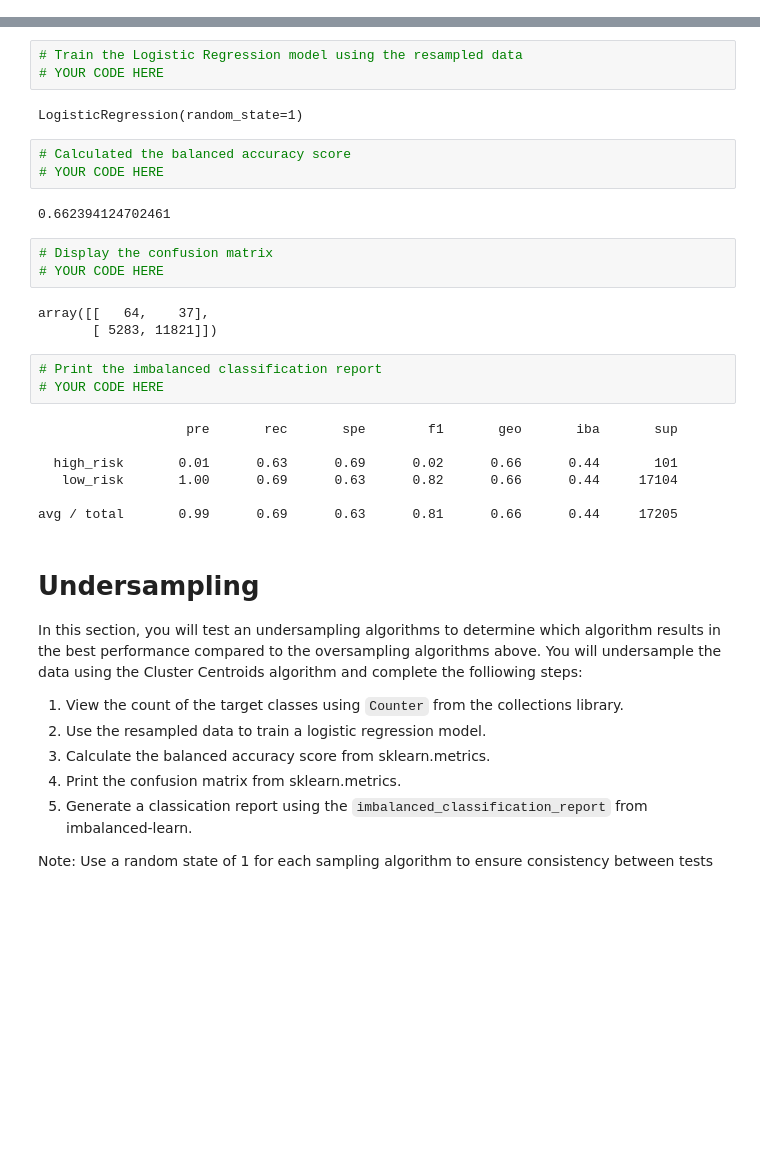
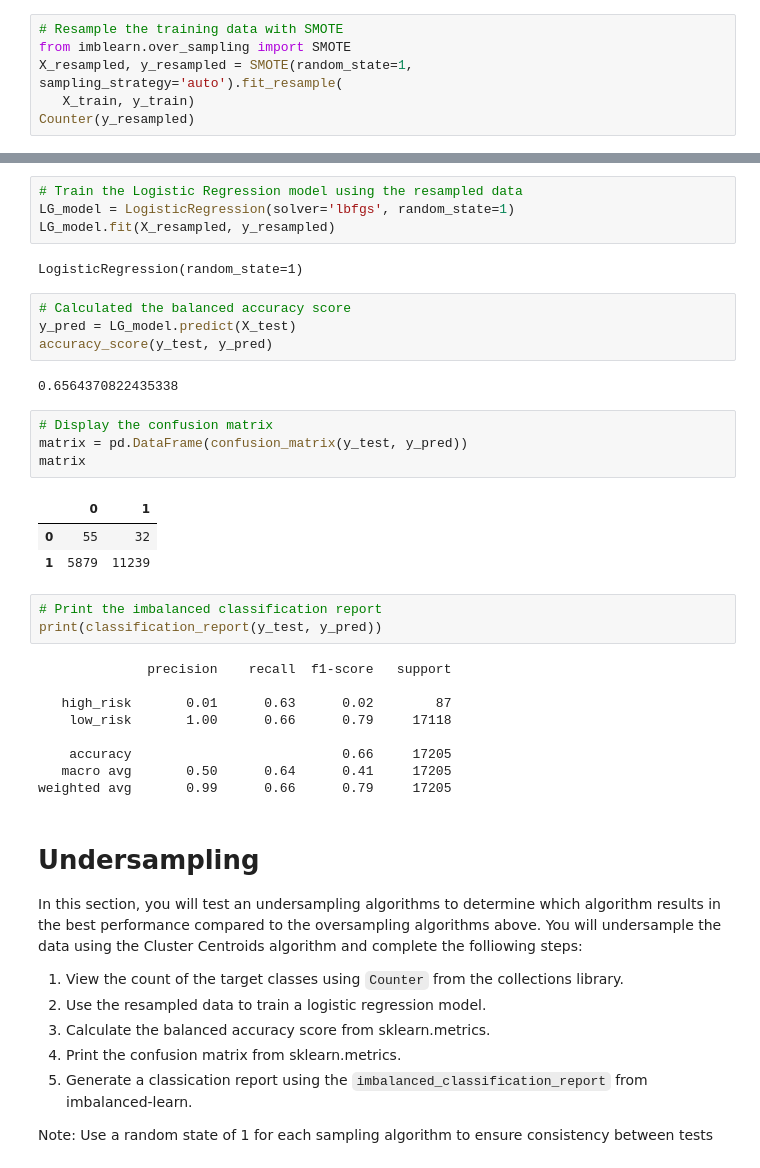
Before and after one commit to conradchelsea/Credit_Risk_Analysis, a Jupyter notebook: credit_risk_resampling.ipynb, the cells around one changed output, grey strips where cells are left out. Drawn from its saved outputs; the diff is of its cells as text; blank space fills up the shorter version.

```diff
--- a/credit_risk_resampling.ipynb
+++ b/credit_risk_resampling.ipynb
@@ -212,0 +208,7 @@ Counter({'loan_status': 1})
+# %%
+# Resample the training data with SMOTE
+from imblearn.over_sampling import SMOTE
+X_resampled, y_resampled = SMOTE(random_state=1,
+sampling_strategy='auto').fit_resample(
+   X_train, y_train)
+Counter(y_resampled)
@@ -213,29 +217,35 @@ Counter({'loan_status': 1})
 # %%
 # Train the Logistic Regression model using the resampled data
-# YOUR CODE HERE
+LG_model = LogisticRegression(solver='lbfgs', random_state=1)
+LG_model.fit(X_resampled, y_resampled)
 # %% [output]
 LogisticRegression(random_state=1)
 # %%
 # Calculated the balanced accuracy score
-# YOUR CODE HERE
+y_pred = LG_model.predict(X_test)
+accuracy_score(y_test, y_pred)
 # %% [output]
-0.662394124702461
+0.6564370822435338
 # %%
 # Display the confusion matrix
-# YOUR CODE HERE
+matrix = pd.DataFrame(confusion_matrix(y_test, y_pred))
+matrix
 # %% [output]
-array([[   64,    37],
-       [ 5283, 11821]])
+|  | 0 | 1 |
+| 0 | 55 | 32 |
+| 1 | 5879 | 11239 |
 # %%
 # Print the imbalanced classification report
-# YOUR CODE HERE
+print(classification_report(y_test, y_pred))
 # %% [output]
-                   pre       rec       spe        f1       geo       iba       sup
+              precision    recall  f1-score   support
 
-  high_risk       0.01      0.63      0.69      0.02      0.66      0.44       101
-   low_risk       1.00      0.69      0.63      0.82      0.66      0.44     17104
+   high_risk       0.01      0.63      0.02        87
+    low_risk       1.00      0.66      0.79     17118
 
-avg / total       0.99      0.69      0.63      0.81      0.66      0.44     17205
+    accuracy                           0.66     17205
+   macro avg       0.50      0.64      0.41     17205
+weighted avg       0.99      0.66      0.79     17205
 # %% [markdown]
 # Undersampling
 
```
Also changed, not shown: parts of 12 cells of this notebook.
